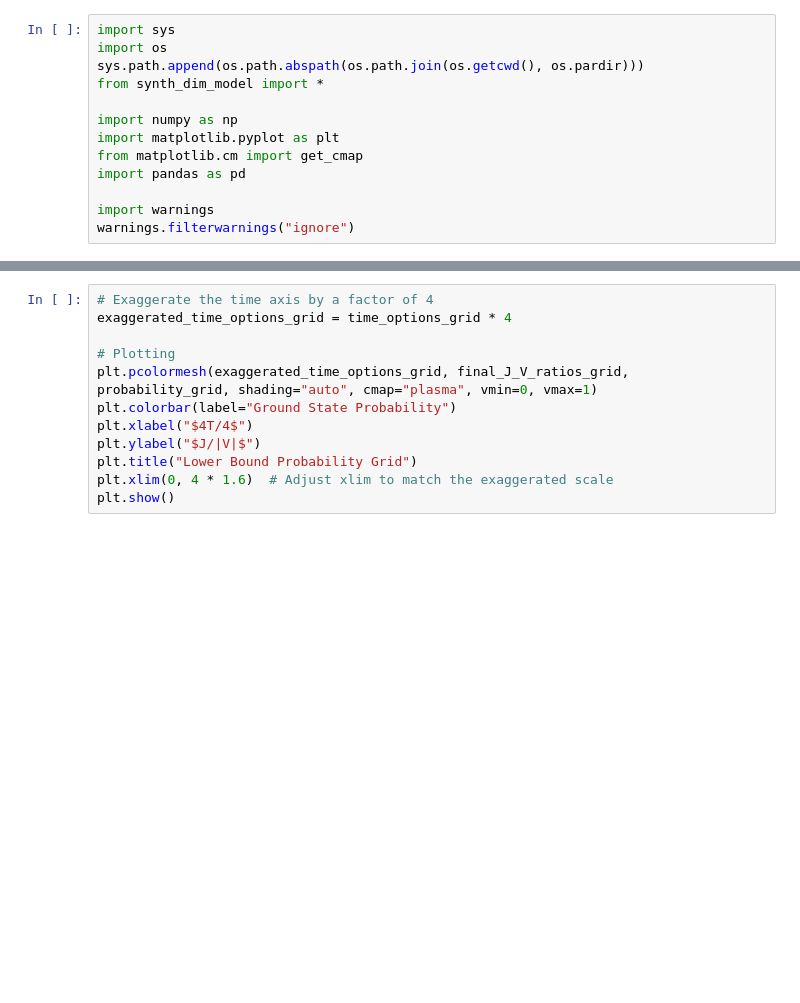
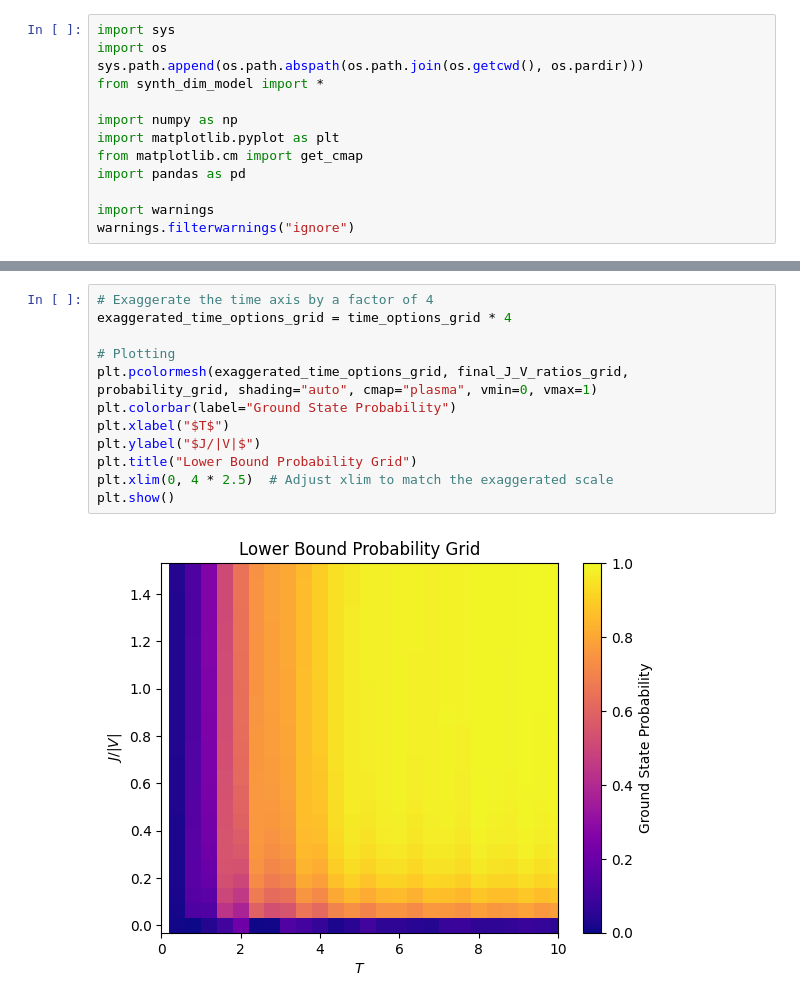
Before and after one commit to jwdesroches/synthetic_dimensions, a Jupyter notebook: adiabatic_evolution/testing.ipynb, the cells around one changed output, grey strips where cells are left out. Cells and saved outputs as stored; diff of their text form; blank space fills up the shorter version.

```diff
--- a/adiabatic_evolution/testing.ipynb
+++ b/adiabatic_evolution/testing.ipynb
@@ -121,12 +141,14 @@ Error:
 # %%
 # Exaggerate the time axis by a factor of 4
 exaggerated_time_options_grid = time_options_grid * 4
 
 # Plotting
 plt.pcolormesh(exaggerated_time_options_grid, final_J_V_ratios_grid, probability_grid, shading="auto", cmap="plasma", vmin=0, vmax=1)
 plt.colorbar(label="Ground State Probability")
-plt.xlabel("$4T/4$")
+plt.xlabel("$T$")
 plt.ylabel("$J/|V|$")
 plt.title("Lower Bound Probability Grid")
-plt.xlim(0, 4 * 1.6)  # Adjust xlim to match the exaggerated scale
+plt.xlim(0, 4 * 2.5)  # Adjust xlim to match the exaggerated scale
 plt.show()
+# %% [output]
+[figure, added]
```
Also changed, not shown: parts of 3 cells of this notebook, 4 other files.
